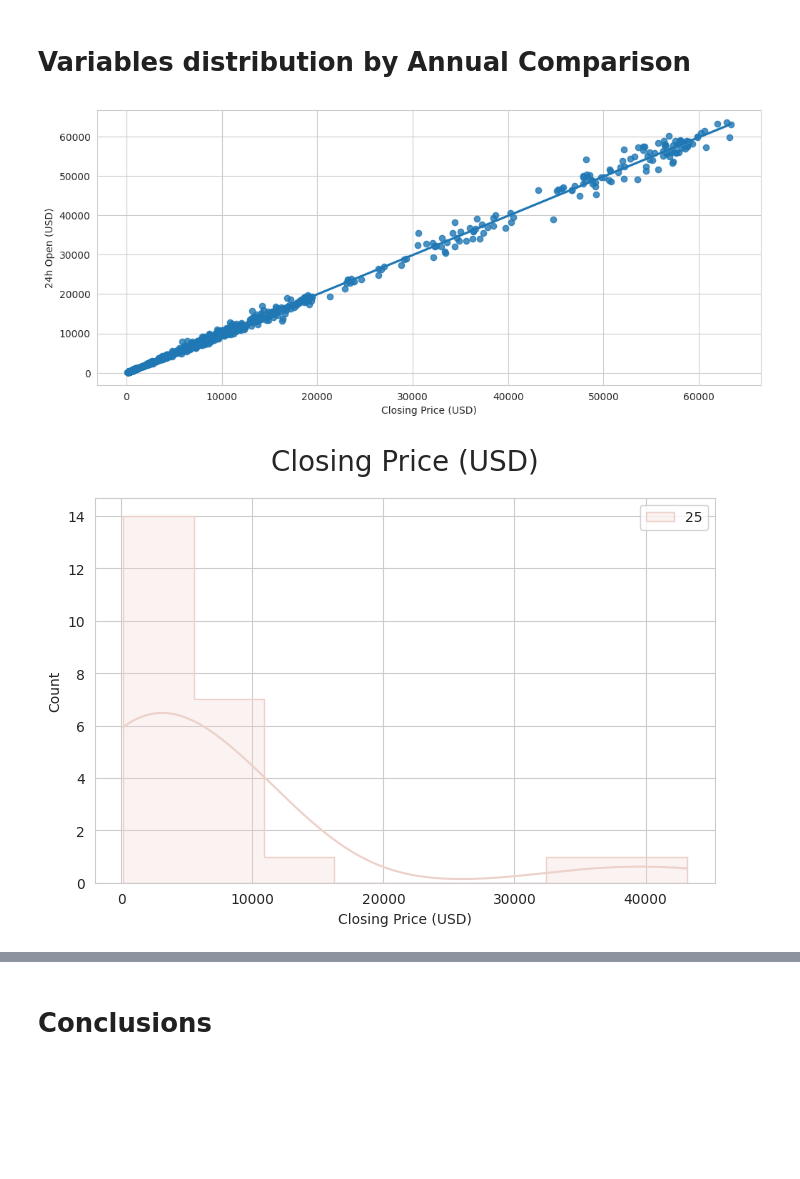
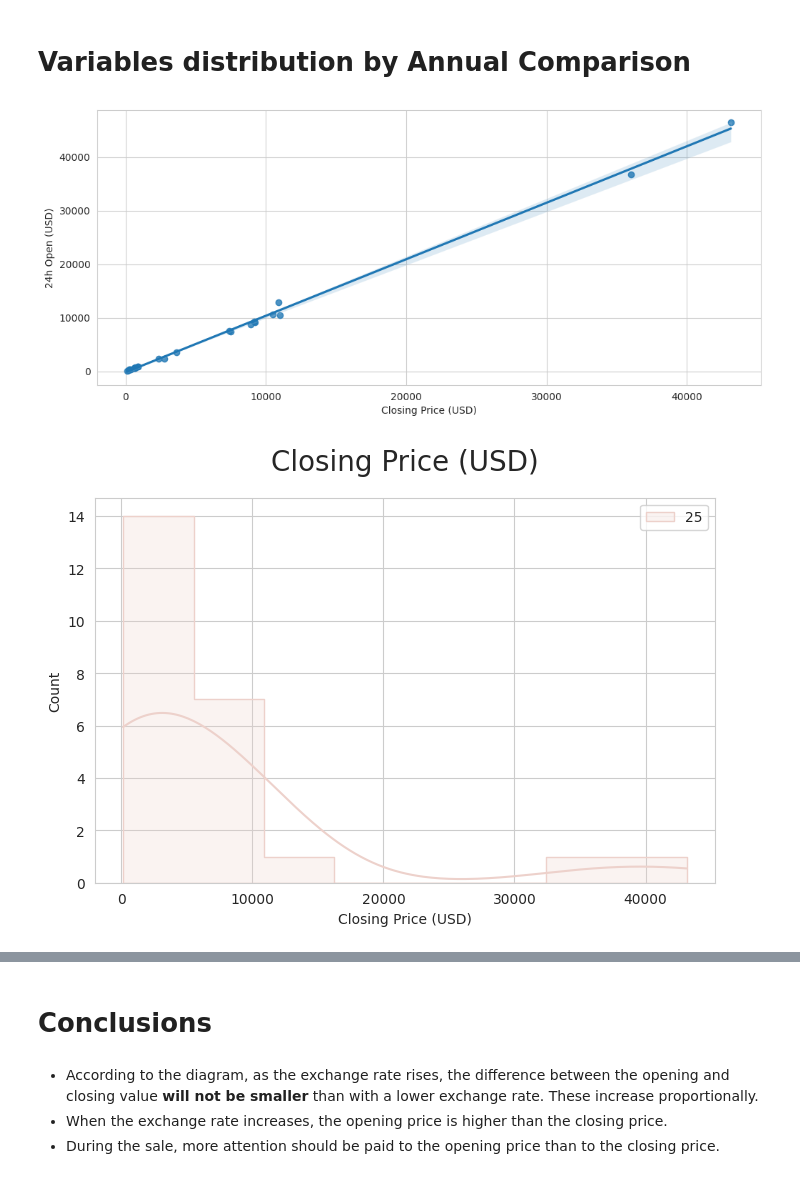
Before and after one commit to ksagep/fifth-milestone-project-bitcoin, a Jupyter notebook: jupyter_notebooks/Study_of_annual_comparison.ipynb, the cells around one changed output, grey strips where cells are left out. Drawn from its saved outputs; the diff is of its cells as text; code cells hidden in the pictures; blank space fills up the shorter version.

Commit message:
Write conclusions based on the diagrams and data.

```diff
--- a/jupyter_notebooks/Study_of_annual_comparison.ipynb
+++ b/jupyter_notebooks/Study_of_annual_comparison.ipynb
@@ -162,36 +162,40 @@ import pandas as pd
 import matplotlib.pyplot as plt
 import seaborn as sns
 sns.set_style('whitegrid')
 df = (pd.read_csv("/workspace/fifth-milestone-project-bitcoin/jupyter_notebooks/outputs/dataset/collection/Bitcoin_Price_Data.csv").drop(['24h High (USD)','24h Low (USD)'], axis=1))
 vars_to_study = ['Date', 'Closing Price (USD)', '24h Open (USD)']
 newdf = df[df['Date'].str.contains('2014-03-14|01-01|06-30|12-31|2021-10-29')]
 newdf_eda = newdf.filter(vars_to_study)
 def plot_numerical(newdf, col, target_var):
     plt.figure(figsize=(8, 5))
     sns.histplot(data=newdf, x=col, hue=25, kde=True, element="step")
     plt.title(f"{col}", fontsize=20, y=1.05)
     plt.show()
 
 def plot_categorical():
 
     plt.figure(figsize=(12, 5))
-    sns.regplot(x=df["Closing Price (USD)"], y=df["24h Open (USD)"])
+    sns.regplot(x=newdf["Closing Price (USD)"], y=newdf["24h Open (USD)"])
     plt.show()
 
 
 
 target_var = ['Date', 'Closing Price (USD)','24h Open (USD)']
 for col in vars_to_study:
 
     if newdf_eda[col].dtype == 'float64':
         plot_numerical(newdf_eda, col, target_var)
         print()
     else:
         plot_categorical()
         print()
 # %% [output]
-[figure, old version]
+[figure, new version]
 [figure]
 [figure]
 # %% [markdown]
 # Conclusions
+# %% [markdown]
+- According to the diagram, as the exchange rate rises, the difference between the opening and closing value **will not be smaller** than with a lower exchange rate. These increase proportionally.
+- When the exchange rate increases, the opening price is higher than the closing price.
+- During the sale, more attention should be paid to the opening price than to the closing price.
```
